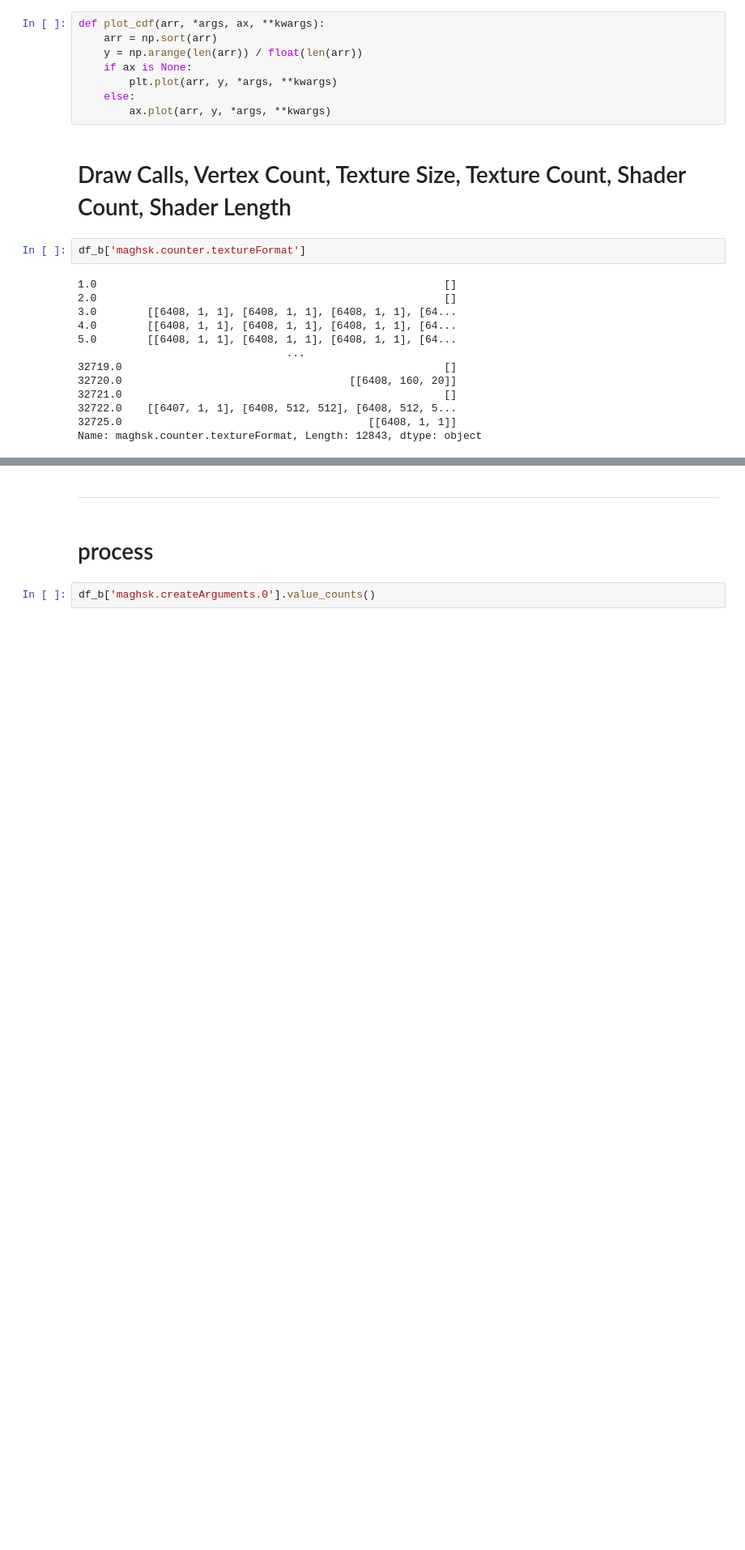
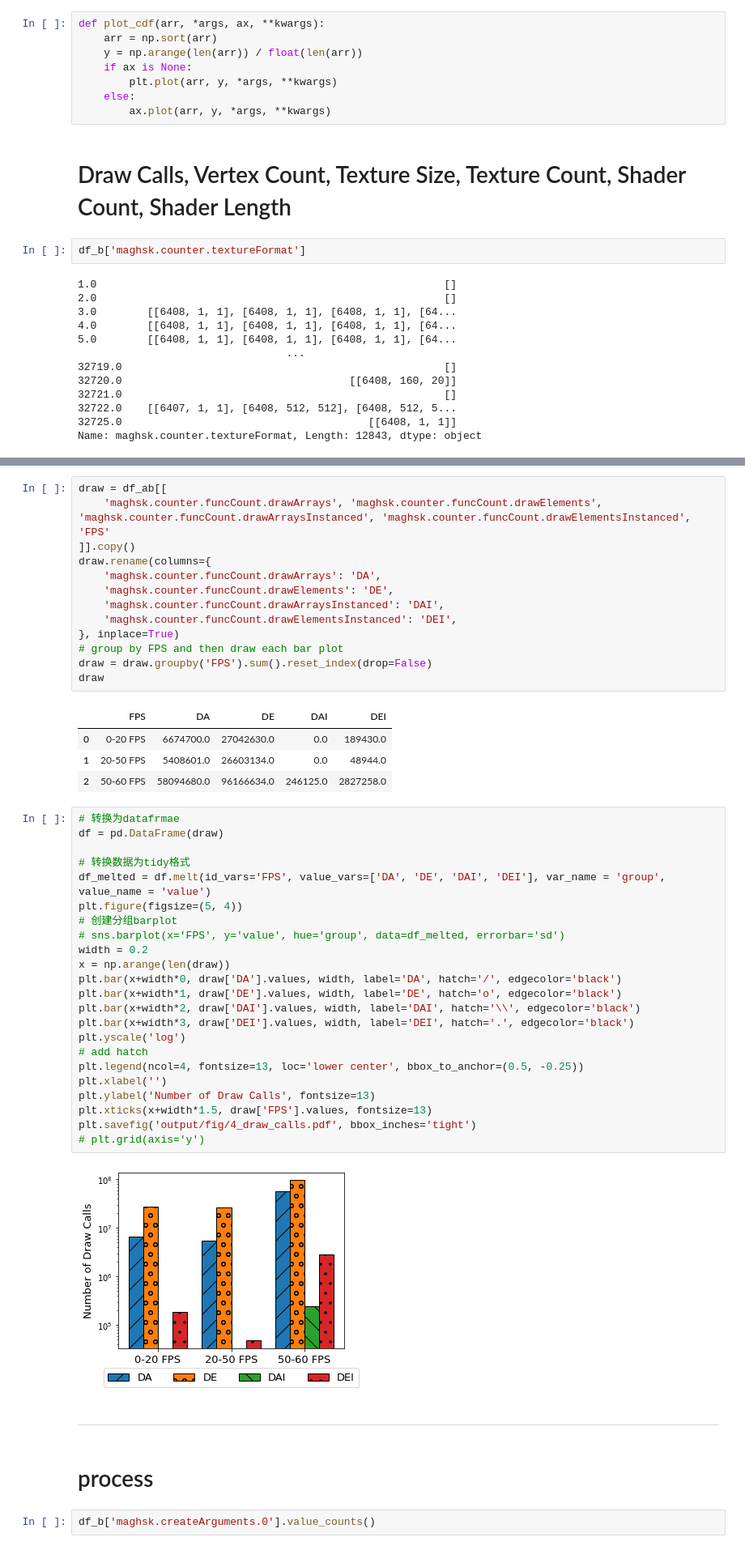
Before and after one commit to yudshj/WebGL-Empirical-Study-new, a Jupyter notebook: 4-2.WWW/raf/2_analyze.ipynb, the cells around one changed output, grey strips where cells are left out. Shown at 81% size. Cells and saved outputs as stored; diff of their text form; blank space fills up the shorter version.

```diff
--- a/4-2.WWW/raf/2_analyze.ipynb
+++ b/4-2.WWW/raf/2_analyze.ipynb
@@ -128,3 +291,46 @@ plt.savefig('output/fig/complexity_cdf.pdf', bbox_inches='tight')
+# %%
+draw = df_ab[[
+    'maghsk.counter.funcCount.drawArrays', 'maghsk.counter.funcCount.drawElements', 'maghsk.counter.funcCount.drawArraysInstanced', 'maghsk.counter.funcCount.drawElementsInstanced', 'FPS'
+]].copy()
+draw.rename(columns={
+    'maghsk.counter.funcCount.drawArrays': 'DA',
+    'maghsk.counter.funcCount.drawElements': 'DE',
+    'maghsk.counter.funcCount.drawArraysInstanced': 'DAI',
+    'maghsk.counter.funcCount.drawElementsInstanced': 'DEI',
+}, inplace=True)
+# group by FPS and then draw each bar plot
+draw = draw.groupby('FPS').sum().reset_index(drop=False)
+draw
+# %% [output]
+|  | FPS | DA | DE | DAI | DEI |
+| 0 | 0-20 FPS | 6674700.0 | 27042630.0 | 0.0 | 189430.0 |
+| 1 | 20-50 FPS | 5408601.0 | 26603134.0 | 0.0 | 48944.0 |
+| 2 | 50-60 FPS | 58094680.0 | 96166634.0 | 246125.0 | 2827258.0 |
+# %%
+# 转换为datafrmae
+df = pd.DataFrame(draw)
+
+# 转换数据为tidy格式
+df_melted = df.melt(id_vars='FPS', value_vars=['DA', 'DE', 'DAI', 'DEI'], var_name = 'group', value_name = 'value')
+plt.figure(figsize=(5, 4))
+# 创建分组barplot
+# sns.barplot(x='FPS', y='value', hue='group', data=df_melted, errorbar='sd')
+width = 0.2
+x = np.arange(len(draw))
+plt.bar(x+width*0, draw['DA'].values, width, label='DA', hatch='/', edgecolor='black')
+plt.bar(x+width*1, draw['DE'].values, width, label='DE', hatch='o', edgecolor='black')
+plt.bar(x+width*2, draw['DAI'].values, width, label='DAI', hatch='\\', edgecolor='black')
+plt.bar(x+width*3, draw['DEI'].values, width, label='DEI', hatch='.', edgecolor='black')
+plt.yscale('log')
+# add hatch
+plt.legend(ncol=4, fontsize=13, loc='lower center', bbox_to_anchor=(0.5, -0.25))
+plt.xlabel('')
+plt.ylabel('Number of Draw Calls', fontsize=13)
+plt.xticks(x+width*1.5, draw['FPS'].values, fontsize=13)
+plt.savefig('output/fig/4_draw_calls.pdf', bbox_inches='tight')
+# plt.grid(axis='y')
+# %% [output]
+[figure, added]
 # %% [markdown]
 -----
 # %% [markdown]
```
Also changed, not shown: parts of 12 cells of this notebook, 5 other files.
